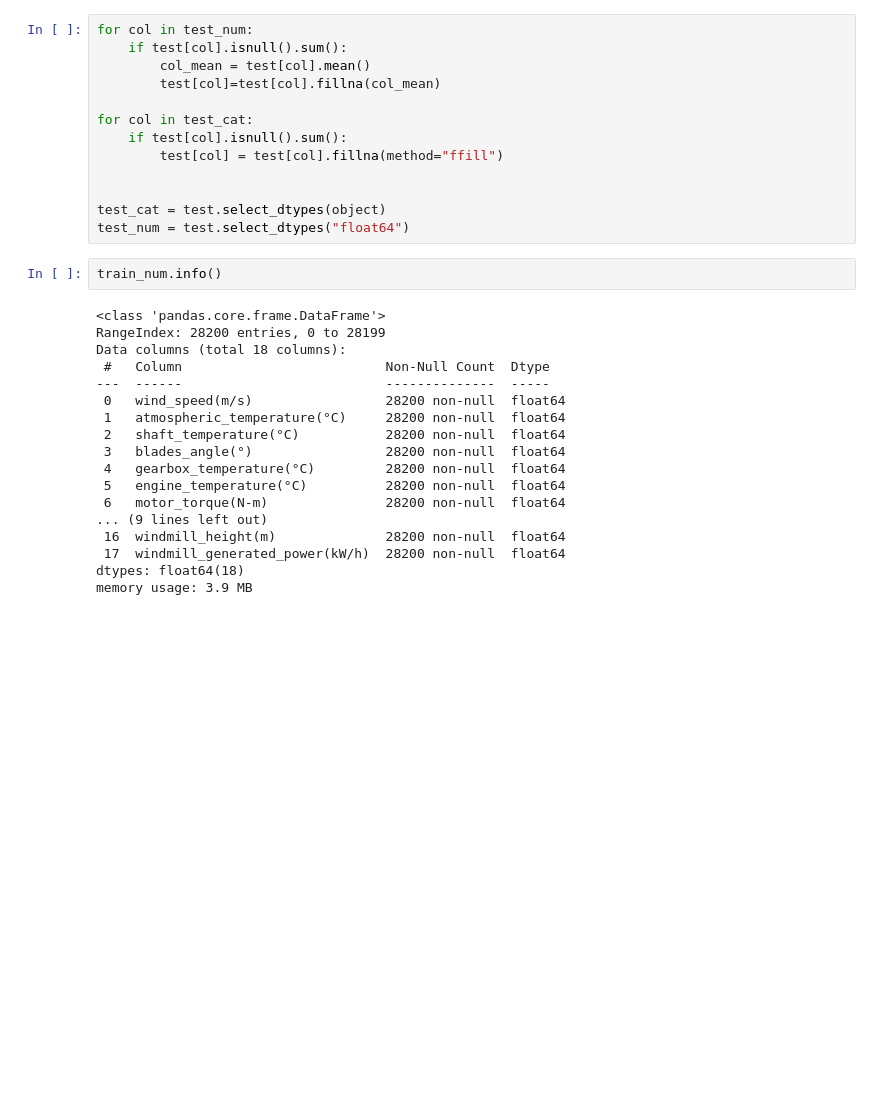
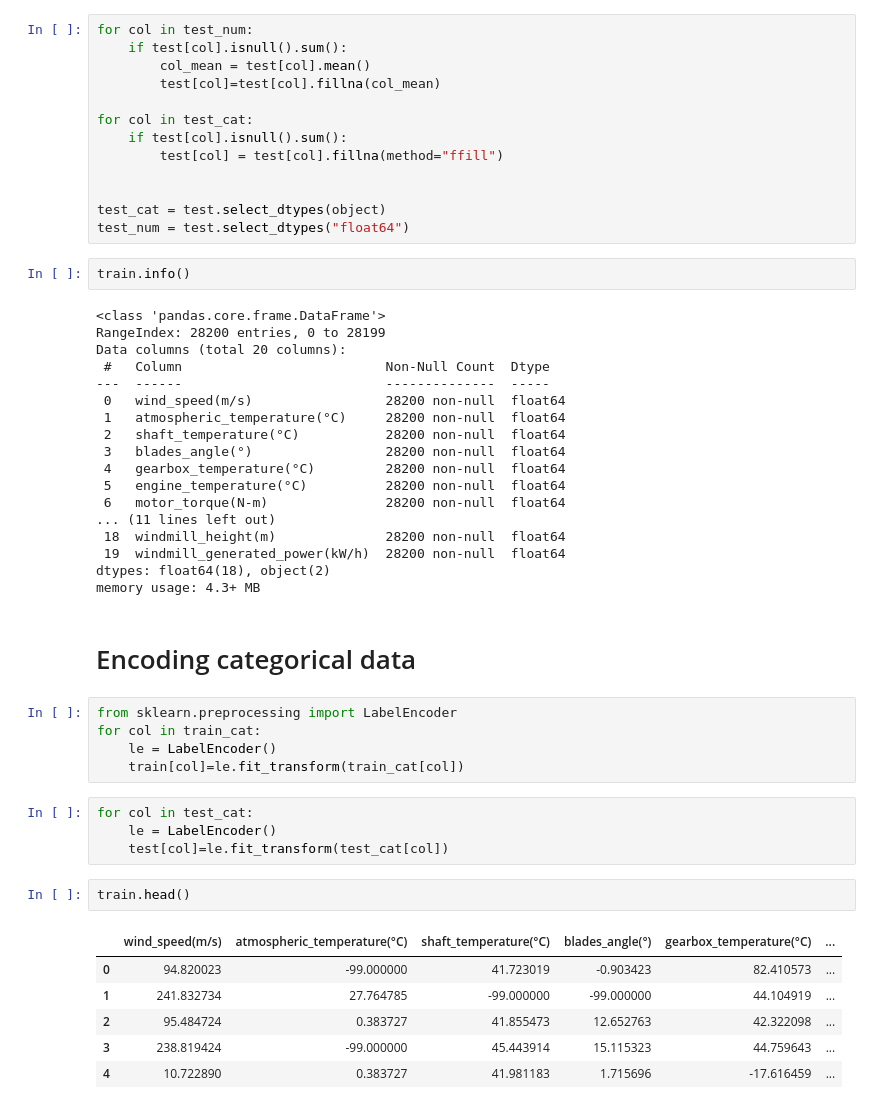
Before and after one commit to DineshKoushik/predict-power-produced-from-windmills, a Jupyter notebook: eda.ipynb, the cells around one changed output. Saved outputs shown, nothing was run; the diff lists cells and outputs as text; blank space fills up the shorter version.

Commit message:
data cleaning

```diff
--- a/eda.ipynb
+++ b/eda.ipynb
@@ -82,11 +88,11 @@ for col in test_cat:
 test_cat = test.select_dtypes(object)
 test_num = test.select_dtypes("float64")
 # %%
-train_num.info()
+train.info()
 # %% [output]
 <class 'pandas.core.frame.DataFrame'>
 RangeIndex: 28200 entries, 0 to 28199
-Data columns (total 18 columns):
+Data columns (total 20 columns):
  #   Column                          Non-Null Count  Dtype
 ---  ------                          --------------  -----
  0   wind_speed(m/s)                 28200 non-null  float64
@@ -96,8 +102,28 @@ Data columns (total 18 columns):
  4   gearbox_temperature(°C)         28200 non-null  float64
  5   engine_temperature(°C)          28200 non-null  float64
  6   motor_torque(N-m)               28200 non-null  float64
-... (9 lines left out)
- 16  windmill_height(m)              28200 non-null  float64
- 17  windmill_generated_power(kW/h)  28200 non-null  float64
-dtypes: float64(18)
-memory usage: 3.9 MB
+... (11 lines left out)
+ 18  windmill_height(m)              28200 non-null  float64
+ 19  windmill_generated_power(kW/h)  28200 non-null  float64
+dtypes: float64(18), object(2)
+memory usage: 4.3+ MB
+# %% [markdown]
+# Encoding categorical data
+# %%
+from sklearn.preprocessing import LabelEncoder
+for col in train_cat:
+    le = LabelEncoder()
+    train[col]=le.fit_transform(train_cat[col])
+# %%
+for col in test_cat:
+    le = LabelEncoder()
+    test[col]=le.fit_transform(test_cat[col])
+# %%
+train.head()
+# %% [output]
+|  | wind_speed(m/s) | atmospheric_temperature(°C) | shaft_temperature(°C) | blades_angle(°) | gearbox_temperature(°C) | ... |
+| 0 | 94.820023 | -99.000000 | 41.723019 | -0.903423 | 82.410573 | ... |
+| 1 | 241.832734 | 27.764785 | -99.000000 | -99.000000 | 44.104919 | ... |
+| 2 | 95.484724 | 0.383727 | 41.855473 | 12.652763 | 42.322098 | ... |
+| 3 | 238.819424 | -99.000000 | 45.443914 | 15.115323 | 44.759643 | ... |
+| 4 | 10.722890 | 0.383727 | 41.981183 | 1.715696 | -17.616459 | ... |
```
Also changed, not shown: parts of 7 cells of this notebook.
